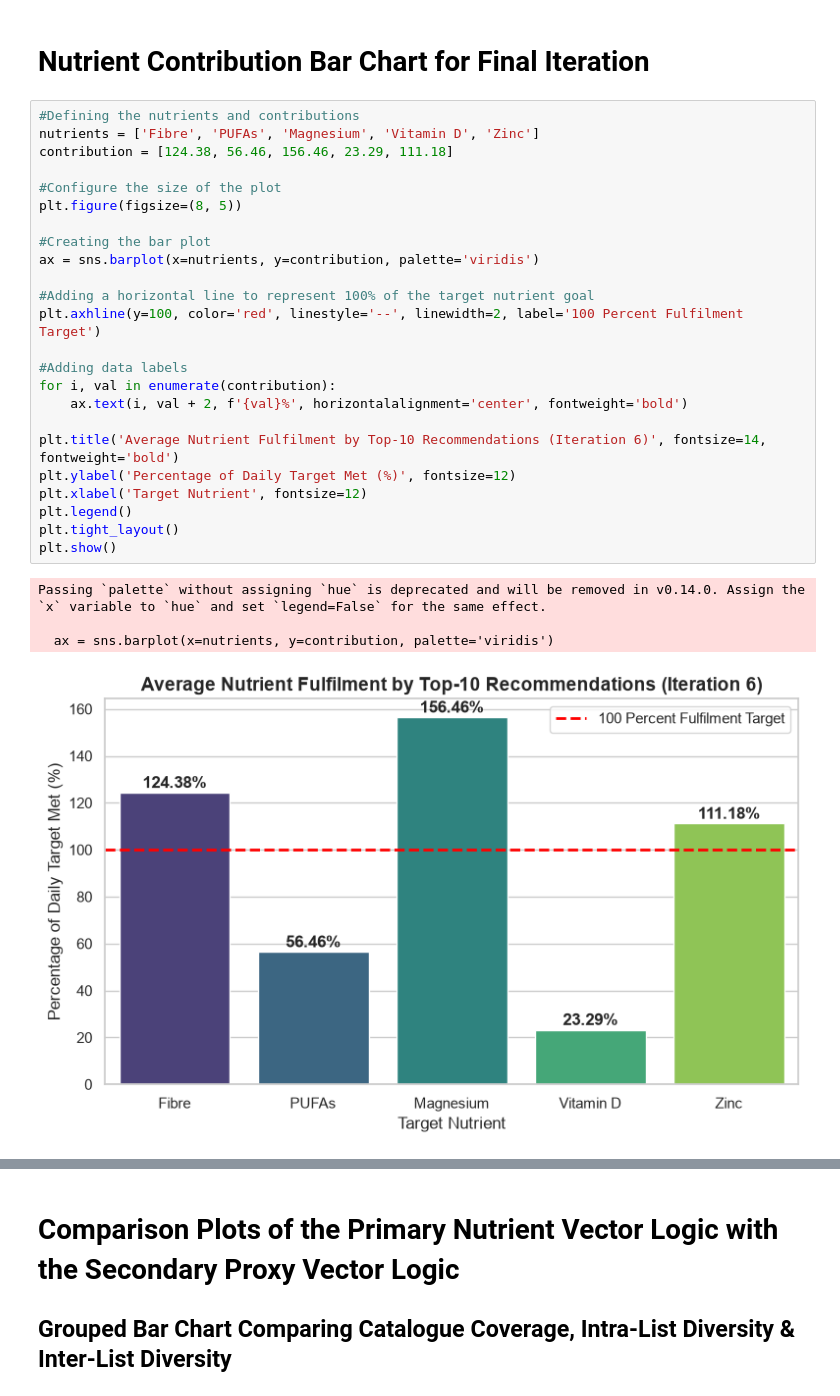
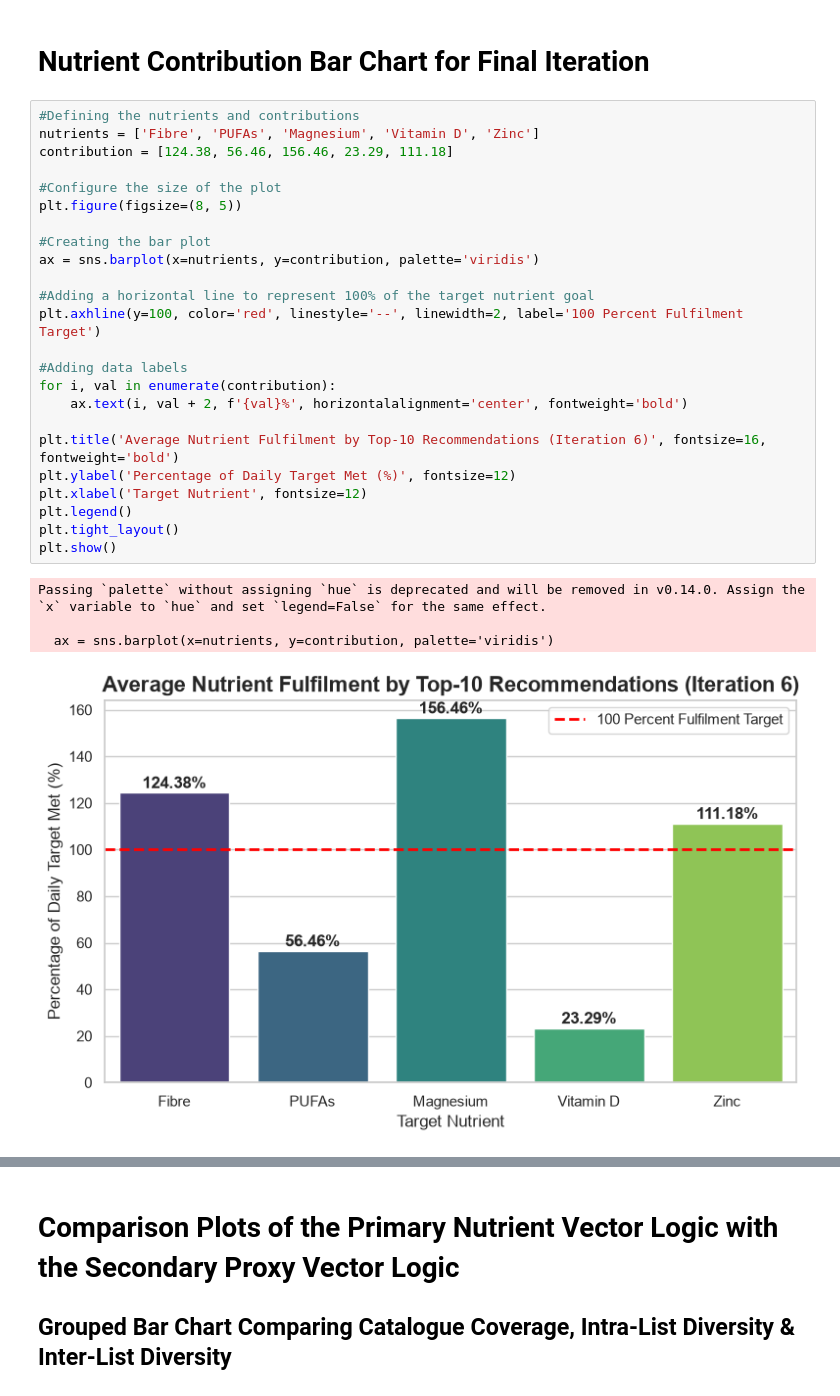
Before and after one commit to lbaxendale/masters_project, a Jupyter notebook: MODELLING_FILE.ipynb, the cells around one changed output, grey strips where cells are left out. Drawn from its saved outputs; the diff is of its cells as text.

```diff
--- a/MODELLING_FILE.ipynb
+++ b/MODELLING_FILE.ipynb
@@ -1110,32 +1122,32 @@ plt.show()
 # %%
 #Defining the nutrients and contributions
 nutrients = ['Fibre', 'PUFAs', 'Magnesium', 'Vitamin D', 'Zinc']
 contribution = [124.38, 56.46, 156.46, 23.29, 111.18]
 
 #Configure the size of the plot
 plt.figure(figsize=(8, 5))
 
 #Creating the bar plot
 ax = sns.barplot(x=nutrients, y=contribution, palette='viridis')
 
 #Adding a horizontal line to represent 100% of the target nutrient goal
 plt.axhline(y=100, color='red', linestyle='--', linewidth=2, label='100 Percent Fulfilment Target')
 
 #Adding data labels
 for i, val in enumerate(contribution):
     ax.text(i, val + 2, f'{val}%', horizontalalignment='center', fontweight='bold')
 
-plt.title('Average Nutrient Fulfilment by Top-10 Recommendations (Iteration 6)', fontsize=14, fontweight='bold')
+plt.title('Average Nutrient Fulfilment by Top-10 Recommendations (Iteration 6)', fontsize=16, fontweight='bold')
 plt.ylabel('Percentage of Daily Target Met (%)', fontsize=12)
 plt.xlabel('Target Nutrient', fontsize=12)
 plt.legend()
 plt.tight_layout()
 plt.show()
 # %% [output]
 Passing `palette` without assigning `hue` is deprecated and will be removed in v0.14.0. Assign the `x` variable to `hue` and set `legend=False` for the same effect.
 
   ax = sns.barplot(x=nutrients, y=contribution, palette='viridis')
-[figure, old version]
+[figure, new version]
 # %%
 #Proxy Only System Evaluation
 print("Evaluating Physical Symptom Proxy Only Recommender System:")
```
Also changed, not shown: parts of 9 cells of this notebook, 12 other files.
